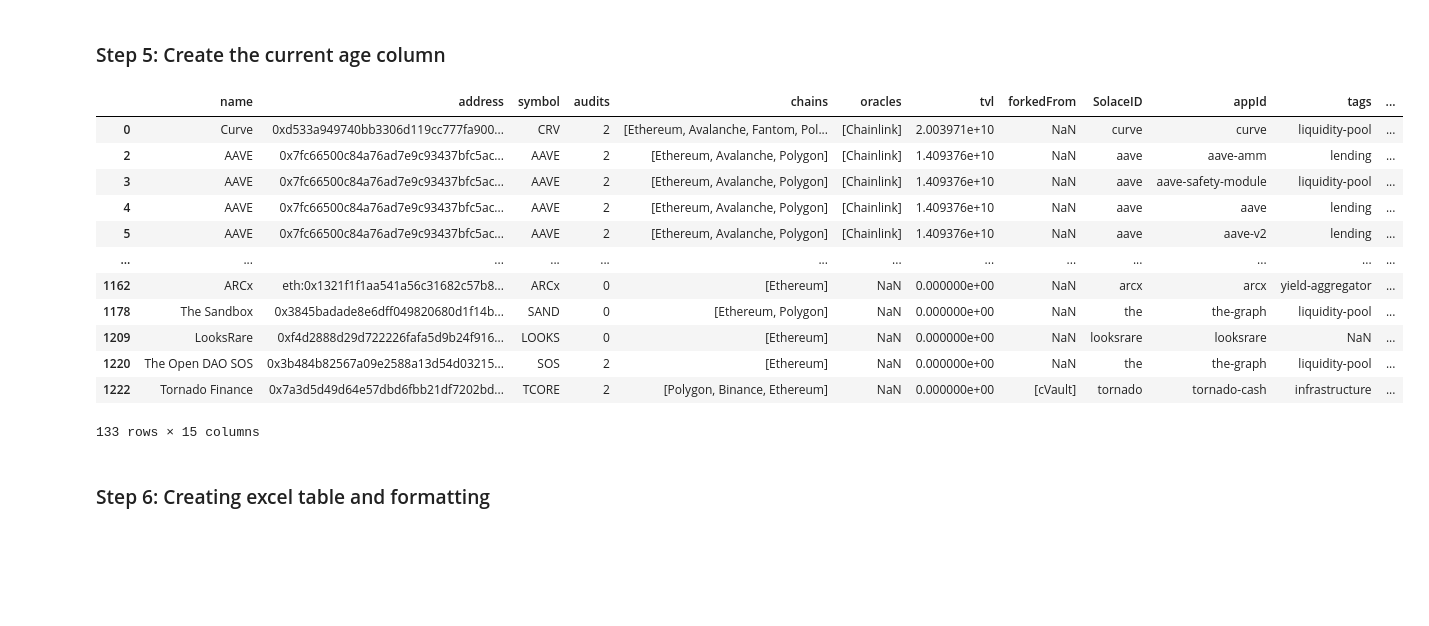
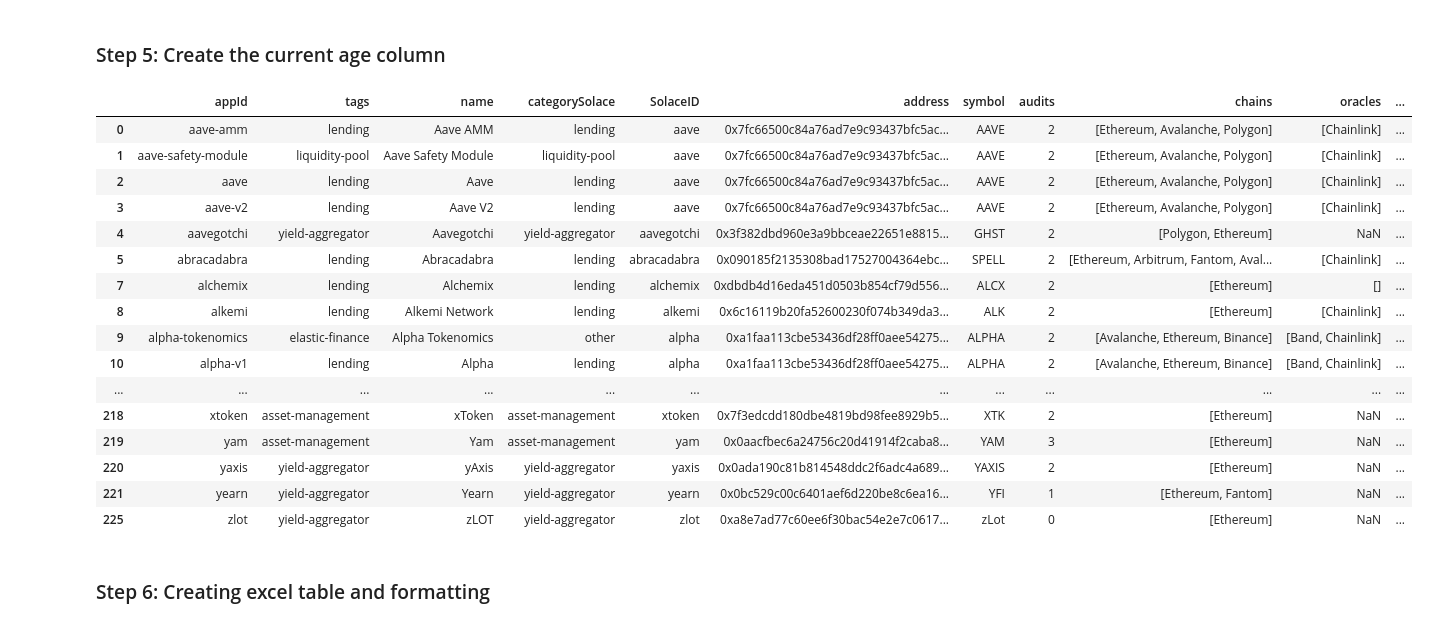
Before and after one commit to solace-fi/solace-risk-data, a Jupyter notebook: utilities/temporalDataPipeline.ipynb, the cells around one changed output. Drawn from its saved outputs; the diff is of its cells as text; code cells hidden in the pictures; blank space fills up the shorter version.

```diff
--- a/utilities/temporalDataPipeline.ipynb
+++ b/utilities/temporalDataPipeline.ipynb
@@ -20,12 +17,10 @@ df = dft.getProtocols()
 df['address']=df['address'].str.lower()
 
 ## Remove unnecessary* factors
-#factors_needed=df.iloc[:,[1,2,7,11,12,16,18,27]].reset_index()
-factors_needed=df.filter(['name','address','symbol','audits','category','chains','oracles','tvl','forkedFrom'], axis=1).reset_index()
+factors_needed=df.filter(['name','address','symbol','audits','category','chains','oracles','tvl','forkedFrom','slug'], axis=1).reset_index()
 #Create a new SolaceID
 factors_needed['SolaceID'] = factors_needed['name'].str.split(' ').str[0]
 factors_needed['SolaceID']=factors_needed['SolaceID'].str.lower()
-
 
 # Array with only ethereum protocols
 ethProtocols=[]
@@ -34,5 +29,6 @@ for i in factors_needed['chains']:
         ethProtocols.append(i)
 
 #First 5 values for demonstration
+pd.set_option('display.max_rows', None, 'display.max_columns', None)
 factors_needed.head()
 # %% [output]
@@ -91,13 +109,12 @@ combinedTable2=pd.merge(combinedtable1,zapperAddresses,left_on='address', right_
 ### Step 4: Get launch dates from Dune and merge with Table *WIP
 # %%
 DuneData=pd.read_csv('../temporalDB/launch_dates.csv',names=["address", "LaunchDate"])
+finalTable = pd.merge(combinedTable2,DuneData,left_on='address', right_on='address', how='left')
+finalTable=finalTable.rename(columns={'id':'appId'})
 #Skip these statements if you want all protocols
-finalTable = pd.merge(combinedTable2,DuneData,left_on='address', right_on='address', how='left')
-#Removing more irrelevent columns
-finalTable=finalTable.drop(columns=['category','symbol_y', 'hide','canExchange','primaryColor','token','decimals','url','groups','price','supportedNetworks','name_y','disabled'])
-finalTable=finalTable.rename(columns={'symbol_x':'symbol','id':'appId','name_x':'name'})
-finalTable=finalTable.loc[finalTable['appId'].notnull()]
 finalTable=finalTable.loc[finalTable['chains'].isin(ethProtocols)]
+finalTable = finalTable.loc[:,~finalTable.columns.duplicated()]
+finalTable=finalTable.filter(['appId','tags','name','categorySolace','SolaceID','address','symbol','audits','chains','oracles','tvl','LaunchDate'], axis=1)
 
-finalTable.head()
+finalTable
 # %% [output]
@@ -112,23 +140,28 @@ finalTable.head()
 # %%
 #Current Date
 now = pd.Timestamp('now')
 finalTable['LaunchDate'] = pd.to_datetime(finalTable['LaunchDate'], format="%Y-%m-%d %H:%M")
 finalTable['age'] = (now - finalTable['LaunchDate']).astype('<m8[M]')    #Age in months
+finalTable = finalTable.drop_duplicates(subset=['appId'], keep='first')
 finalTable
 # %% [output]
-|  | name | address | symbol | audits | chains | oracles | tvl | forkedFrom | SolaceID | appId | tags | ... |
-| 0 | Curve | 0xd533a949740bb3306d119cc777fa900... | CRV | 2 | [Ethereum, Avalanche, Fantom, Pol... | [Chainlink] | 2.003971e+10 | NaN | curve | curve | liquidity-pool | ... |
-| 2 | AAVE | 0x7fc66500c84a76ad7e9c93437bfc5ac... | AAVE | 2 | [Ethereum, Avalanche, Polygon] | [Chainlink] | 1.409376e+10 | NaN | aave | aave-amm | lending | ... |
-| 3 | AAVE | 0x7fc66500c84a76ad7e9c93437bfc5ac... | AAVE | 2 | [Ethereum, Avalanche, Polygon] | [Chainlink] | 1.409376e+10 | NaN | aave | aave-safety-module | liquidity-pool | ... |
-| 4 | AAVE | 0x7fc66500c84a76ad7e9c93437bfc5ac... | AAVE | 2 | [Ethereum, Avalanche, Polygon] | [Chainlink] | 1.409376e+10 | NaN | aave | aave | lending | ... |
-| 5 | AAVE | 0x7fc66500c84a76ad7e9c93437bfc5ac... | AAVE | 2 | [Ethereum, Avalanche, Polygon] | [Chainlink] | 1.409376e+10 | NaN | aave | aave-v2 | lending | ... |
-| ... | ... | ... | ... | ... | ... | ... | ... | ... | ... | ... | ... | ... |
-| 1162 | ARCx | eth:0x1321f1f1aa541a56c31682c57b8... | ARCx | 0 | [Ethereum] | NaN | 0.000000e+00 | NaN | arcx | arcx | yield-aggregator | ... |
-| 1178 | The Sandbox | 0x3845badade8e6dff049820680d1f14b... | SAND | 0 | [Ethereum, Polygon] | NaN | 0.000000e+00 | NaN | the | the-graph | liquidity-pool | ... |
-| 1209 | LooksRare | 0xf4d2888d29d722226fafa5d9b24f916... | LOOKS | 0 | [Ethereum] | NaN | 0.000000e+00 | NaN | looksrare | looksrare | NaN | ... |
-| 1220 | The Open DAO SOS | 0x3b484b82567a09e2588a13d54d03215... | SOS | 2 | [Ethereum] | NaN | 0.000000e+00 | NaN | the | the-graph | liquidity-pool | ... |
-| 1222 | Tornado Finance | 0x7a3d5d49d64e57dbd6fbb21df7202bd... | TCORE | 2 | [Polygon, Binance, Ethereum] | NaN | 0.000000e+00 | [cVault] | tornado | tornado-cash | infrastructure | ... |
+|  | appId | tags | name | categorySolace | SolaceID | address | symbol | audits | chains | oracles | ... |
+| 0 | aave-amm | lending | Aave AMM | lending | aave | 0x7fc66500c84a76ad7e9c93437bfc5ac... | AAVE | 2 | [Ethereum, Avalanche, Polygon] | [Chainlink] | ... |
+| 1 | aave-safety-module | liquidity-pool | Aave Safety Module | liquidity-pool | aave | 0x7fc66500c84a76ad7e9c93437bfc5ac... | AAVE | 2 | [Ethereum, Avalanche, Polygon] | [Chainlink] | ... |
+| 2 | aave | lending | Aave | lending | aave | 0x7fc66500c84a76ad7e9c93437bfc5ac... | AAVE | 2 | [Ethereum, Avalanche, Polygon] | [Chainlink] | ... |
+| 3 | aave-v2 | lending | Aave V2 | lending | aave | 0x7fc66500c84a76ad7e9c93437bfc5ac... | AAVE | 2 | [Ethereum, Avalanche, Polygon] | [Chainlink] | ... |
+| 4 | aavegotchi | yield-aggregator | Aavegotchi | yield-aggregator | aavegotchi | 0x3f382dbd960e3a9bbceae22651e8815... | GHST | 2 | [Polygon, Ethereum] | NaN | ... |
+| 5 | abracadabra | lending | Abracadabra | lending | abracadabra | 0x090185f2135308bad17527004364ebc... | SPELL | 2 | [Ethereum, Arbitrum, Fantom, Aval... | [Chainlink] | ... |
+| 7 | alchemix | lending | Alchemix | lending | alchemix | 0xdbdb4d16eda451d0503b854cf79d556... | ALCX | 2 | [Ethereum] | [] | ... |
+| 8 | alkemi | lending | Alkemi Network | lending | alkemi | 0x6c16119b20fa52600230f074b349da3... | ALK | 2 | [Ethereum] | [Chainlink] | ... |
+| 9 | alpha-tokenomics | elastic-finance | Alpha Tokenomics | other | alpha | 0xa1faa113cbe53436df28ff0aee54275... | ALPHA | 2 | [Avalanche, Ethereum, Binance] | [Band, Chainlink] | ... |
+| 10 | alpha-v1 | lending | Alpha | lending | alpha | 0xa1faa113cbe53436df28ff0aee54275... | ALPHA | 2 | [Avalanche, Ethereum, Binance] | [Band, Chainlink] | ... |
+| ... | ... | ... | ... | ... | ... | ... | ... | ... | ... | ... | ... |
+| 218 | xtoken | asset-management | xToken | asset-management | xtoken | 0x7f3edcdd180dbe4819bd98fee8929b5... | XTK | 2 | [Ethereum] | NaN | ... |
+| 219 | yam | asset-management | Yam | asset-management | yam | 0x0aacfbec6a24756c20d41914f2caba8... | YAM | 3 | [Ethereum] | NaN | ... |
+| 220 | yaxis | yield-aggregator | yAxis | yield-aggregator | yaxis | 0x0ada190c81b814548ddc2f6adc4a689... | YAXIS | 2 | [Ethereum] | NaN | ... |
+| 221 | yearn | yield-aggregator | Yearn | yield-aggregator | yearn | 0x0bc529c00c6401aef6d220be8c6ea16... | YFI | 1 | [Ethereum, Fantom] | NaN | ... |
+| 225 | zlot | yield-aggregator | zLOT | yield-aggregator | zlot | 0xa8e7ad77c60ee6f30bac54e2e7c0617... | zLot | 0 | [Ethereum] | NaN | ... |
-133 rows × 15 columns
 # %% [markdown]
 ### Step 6: Creating excel table and formatting
 # %%
```
Also changed, not shown: parts of 6 cells of this notebook, 15 other files.
